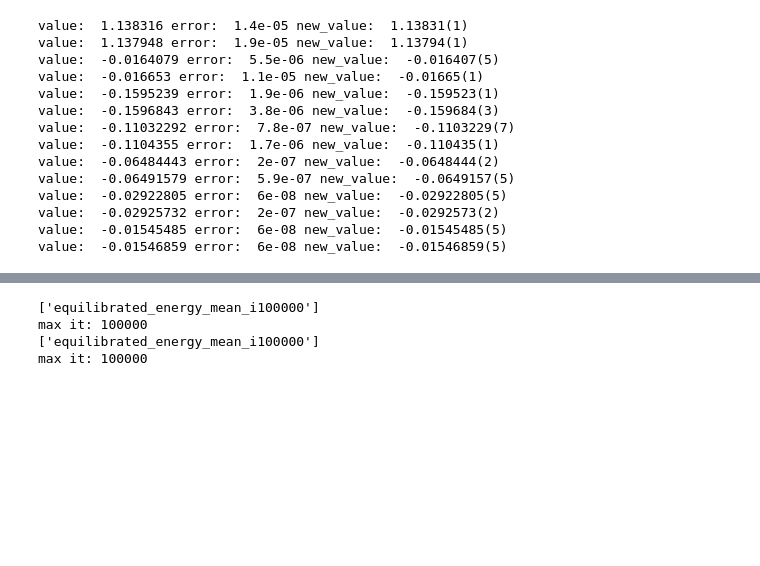
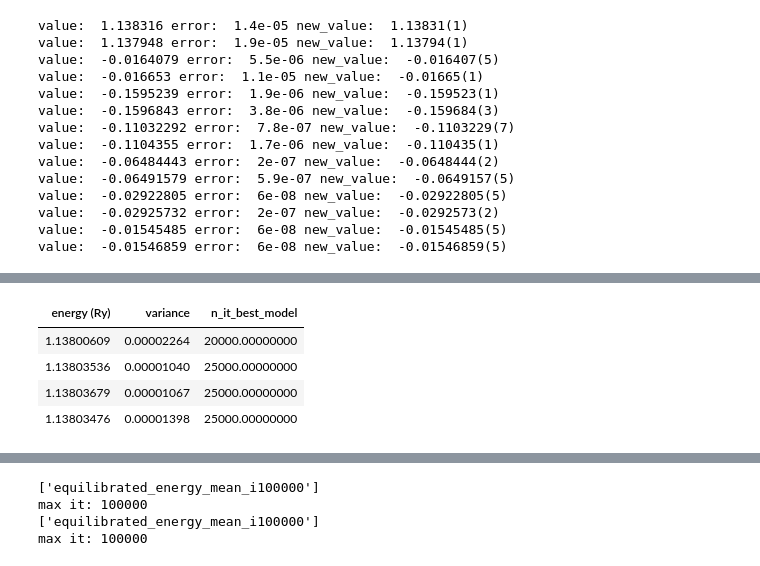
Before and after one commit to xmax1/nn_ansatz, a Jupyter notebook: src/exp/plotting.ipynb, the cells around one changed output, grey strips where cells are left out. Cells and saved outputs as stored; diff of their text form; code cells hidden in the pictures; blank space fills up the shorter version.

```diff
--- a/src/exp/plotting.ipynb
+++ b/src/exp/plotting.ipynb
@@ -135,19 +246,19 @@ Error:
 # %%
-name = '/home/energy/amawi/projects/nn_ansatz/src/experiments/HEG/el7'
-x = 'ncos'
+name = '/home/energy/amawi/projects/nn_ansatz/src/experiments/HEG/final/7el_1det'
+x = 'denisty_parameter'
 y = 'equilibrated_energy_mean'
 yerr = 'equilibrated_energy_sem'
 title = 'denisty parameter sweep'
 group = True
 n_el = 14
 
-# data = get_data(name, groupby=x, dicts=[])
-data = get_data(name, dicts=[])
+data = get_data(name, groupby=x, dicts=[])
+# data = get_data(name, dicts=[])
 
 n_det = (1,)
-xs = [data[data['n_det'] == i][x] for i in n_det]
-ys = [data[data['n_det'] == i][y] for i in n_det]
-yerrs = [data[data['n_det'] == i][yerr] for i in n_det]
+xs = data.index
+ys = data[y]
+yerrs = data[yerr]
 
 graph = plot_scatter(xs,
                      ys,
@@ -155,7 +266,7 @@ graph = plot_scatter(xs,
                      title=title)
 show(graph)
 
-data[data['n_det'] == 1][[x, 'energy (Ry)', 'variance', 'n_it_best_model']].sort_values(by=x).style.hide_index()
+data[['energy (Ry)', 'variance', 'n_it_best_model']].sort_values(by=x).style.hide_index()
 
 # data = data.rename(columns={"density_parameter":"rs"})
 
@@ -169,3 +280,4 @@ data[data['n_det'] == 1][[x, 'energy (Ry)', 'variance', 'n_it_best_model']].sort
 # create_error_cols(origin, merge_cols=merge_cols)
 
 # generate_latex_table(origin, '%iel_nnansatz_latex.txt' % n_el, keep_cols=[0, -1, -2])
+# %% [output]
@@ -171,0 +286,5 @@ data[data['n_det'] == 1][[x, 'energy (Ry)', 'variance', 'n_it_best_model']].sort
+| energy (Ry) | variance | n_it_best_model |
+| 1.13800609 | 0.00002264 | 20000.00000000 |
+| 1.13803536 | 0.00001040 | 25000.00000000 |
+| 1.13803679 | 0.00001067 | 25000.00000000 |
+| 1.13803476 | 0.00001398 | 25000.00000000 |
```
Also changed, not shown: parts of 9 cells of this notebook, 10 other files.
